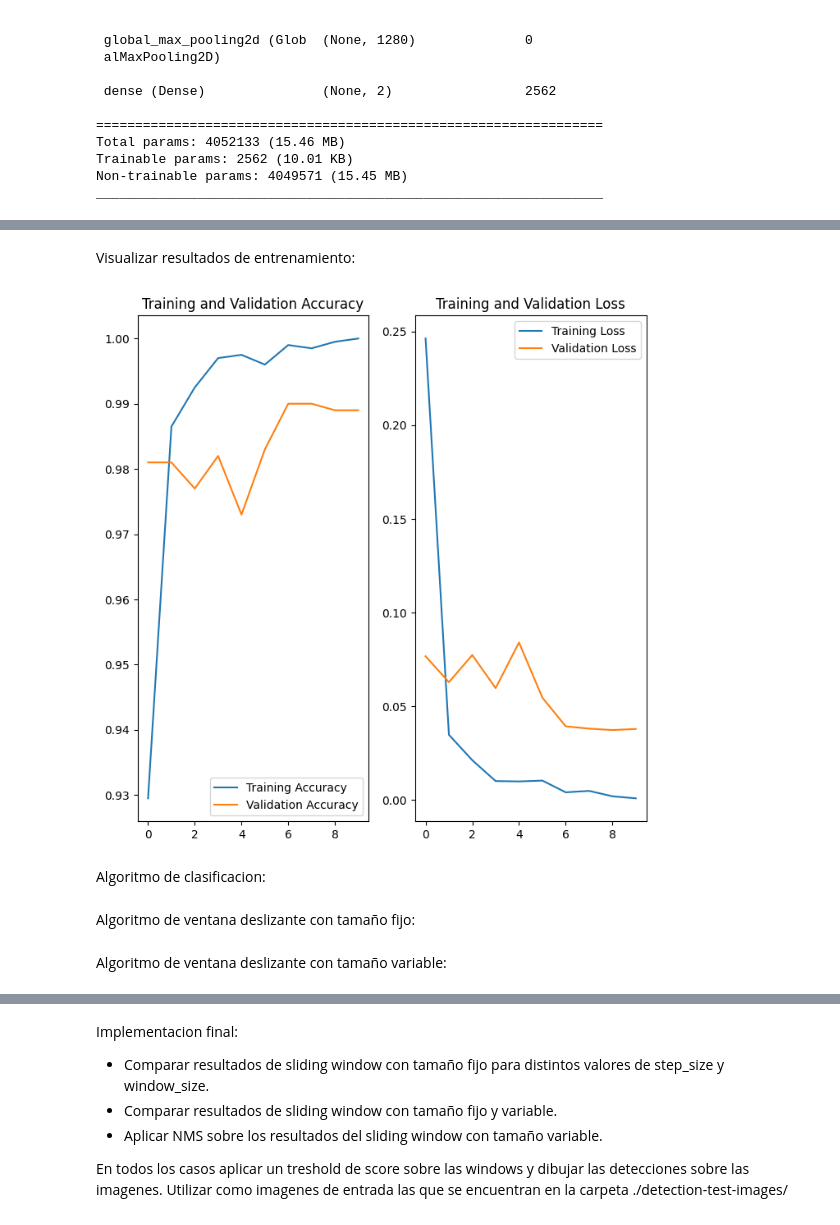
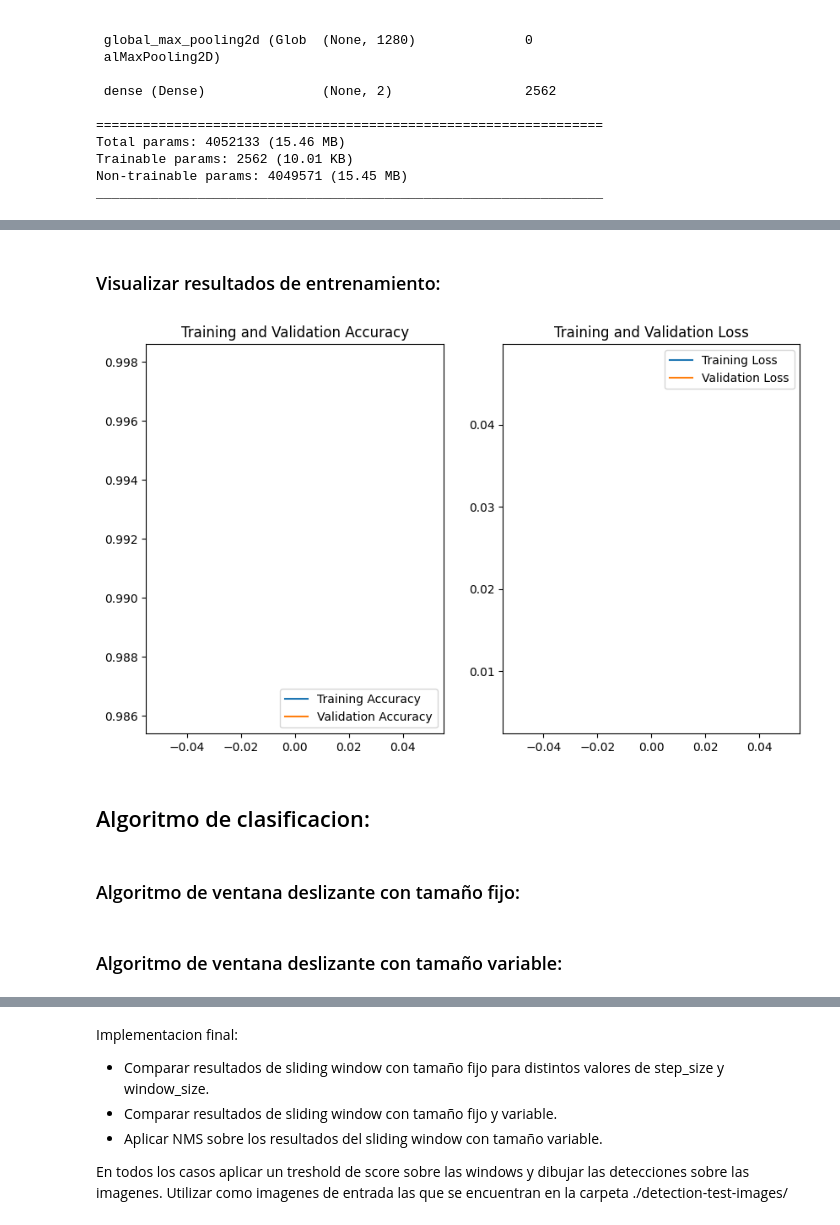
Before and after one commit to MiguelMussi/AAII-Lab7, a Jupyter notebook: lab7.ipynb, the cells around one changed output, grey strips where cells are left out. Cells and saved outputs as stored; diff of their text form; code cells hidden in the pictures.

```diff
--- a/lab7.ipynb
+++ b/lab7.ipynb
@@ -172,7 +172,7 @@ reduce_lr = ReduceLROnPlateau(
 )
 
 # Número de épocas de entrenamiento
-EPOCHS = 10
+EPOCHS = 1
 # Entrena el modelo
 history = model.fit(
     train_ds,
@@ -206,32 +187,32 @@ Epoch 10/10
 # %% [markdown]
-Visualizar resultados de entrenamiento:
+### Visualizar resultados de entrenamiento:
 # %%
 # Grafica la precisión y pérdida de entrenamiento y validación
 acc = history.history['accuracy']
 val_acc = history.history['val_accuracy']
 
 loss = history.history['loss']
 val_loss = history.history['val_loss']
 
 epochs_range = range(EPOCHS)
 
-plt.figure(figsize=(8, 8))
+plt.figure(figsize=(10, 6))
 plt.subplot(1, 2, 1)
 plt.plot(epochs_range, acc, label='Training Accuracy')
 plt.plot(epochs_range, val_acc, label='Validation Accuracy')
 plt.legend(loc='lower right')
 plt.title('Training and Validation Accuracy')
 
 plt.subplot(1, 2, 2)
 plt.plot(epochs_range, loss, label='Training Loss')
 plt.plot(epochs_range, val_loss, label='Validation Loss')
 plt.legend(loc='upper right')
 plt.title('Training and Validation Loss')
 plt.show()
 # %% [output]
-[figure, old version]
+[figure, new version]
 # %% [markdown]
-Algoritmo de clasificacion:
+## Algoritmo de clasificacion:
 # %%
 def classify_img(img):
     img_pred = cv2.cvtColor(img.copy(), cv2.COLOR_BGR2RGB)  # Convert head crop to RGB format
@@ -243,7 +224,7 @@ def classify_img(img):
     predicted_class = class_names[predicted_class_index]  # Get predicted class
     return predicted_class, predicted_score # Return predicted hat class
 # %% [markdown]
-Algoritmo de ventana deslizante con tamaño fijo:
+### Algoritmo de ventana deslizante con tamaño fijo:
 # %%
 def sliding_window(image, step_size, window_size):
     """
@@ -271,5 +252,5 @@ def sliding_window(image, step_size, window_size):
             windows.append(window)
     return windows
 # %% [markdown]
-Algoritmo de ventana deslizante con tamaño variable:
+### Algoritmo de ventana deslizante con tamaño variable:
 # %%
```
Also changed, not shown: parts of 35 cells of this notebook.
